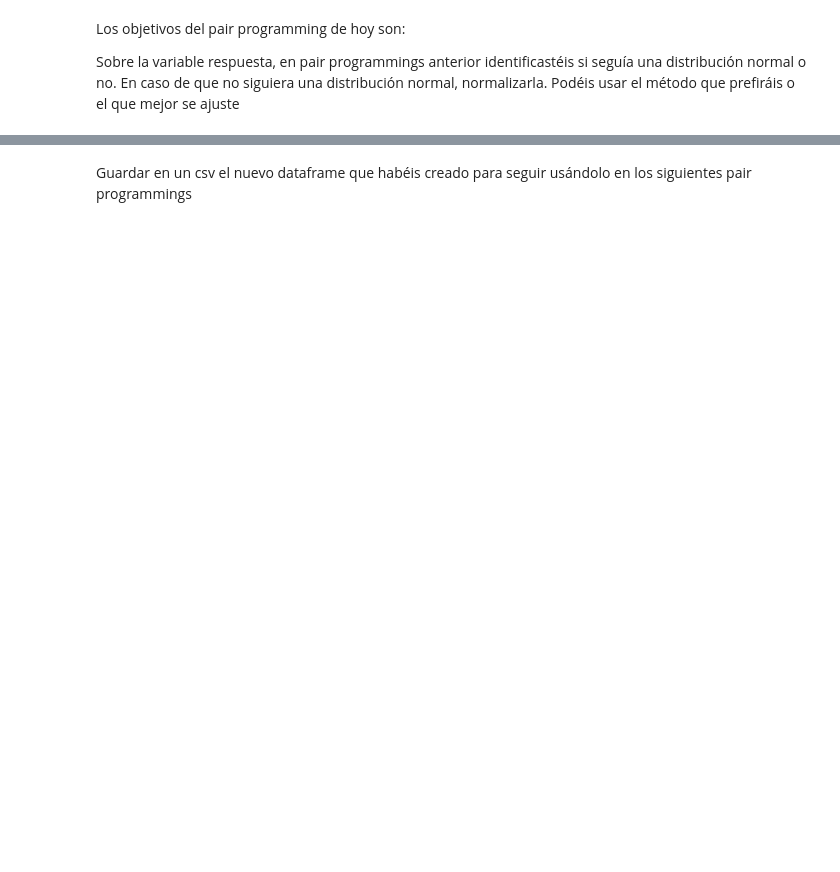
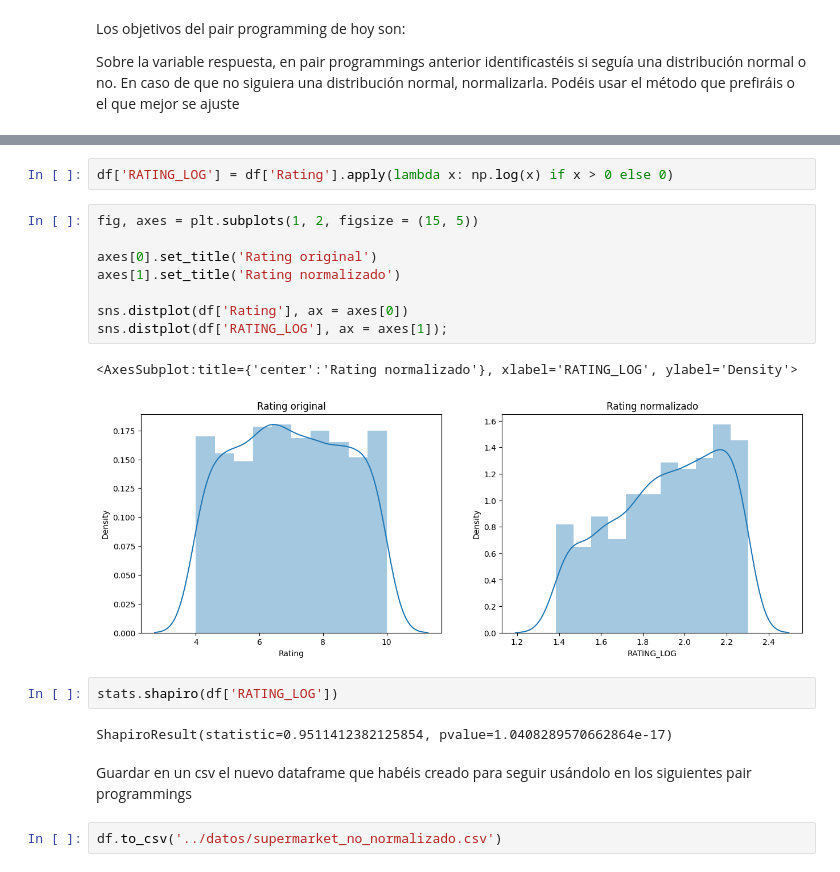
Before and after one commit to Adalab/Adalab-promo_d_da_modulo3_sprint1_Cristina_AnaBelen, a Jupyter notebook: regresion_lineal/5_normalizacion.ipynb, the cells around one changed output, grey strips where cells are left out. Saved outputs shown, nothing was run; the diff lists cells and outputs as text; blank space fills up the shorter version.

```diff
--- a/regresion_lineal/5_normalizacion.ipynb
+++ b/regresion_lineal/5_normalizacion.ipynb
@@ -32,3 +61,22 @@ Sobre la variable respuesta, en pair programmings anterior identificastéis si s
+# %%
+df['RATING_LOG'] = df['Rating'].apply(lambda x: np.log(x) if x > 0 else 0)
+# %%
+fig, axes = plt.subplots(1, 2, figsize = (15, 5))
+
+axes[0].set_title('Rating original')
+axes[1].set_title('Rating normalizado')
+
+sns.distplot(df['Rating'], ax = axes[0])
+sns.distplot(df['RATING_LOG'], ax = axes[1]);
+# %% [output]
+<AxesSubplot:title={'center':'Rating normalizado'}, xlabel='RATING_LOG', ylabel='Density'>
+[figure, added]
+# %%
+stats.shapiro(df['RATING_LOG'])
+# %% [output]
+ShapiroResult(statistic=0.9511412382125854, pvalue=1.0408289570662864e-17)
 # %% [markdown]
 
 Guardar en un csv el nuevo dataframe que habéis creado para seguir usándolo en los siguientes pair programmings
+# %%
+df.to_csv('../datos/supermarket_no_normalizado.csv')
```
Also changed, not shown: parts of 6 cells of this notebook, 4 other files.
